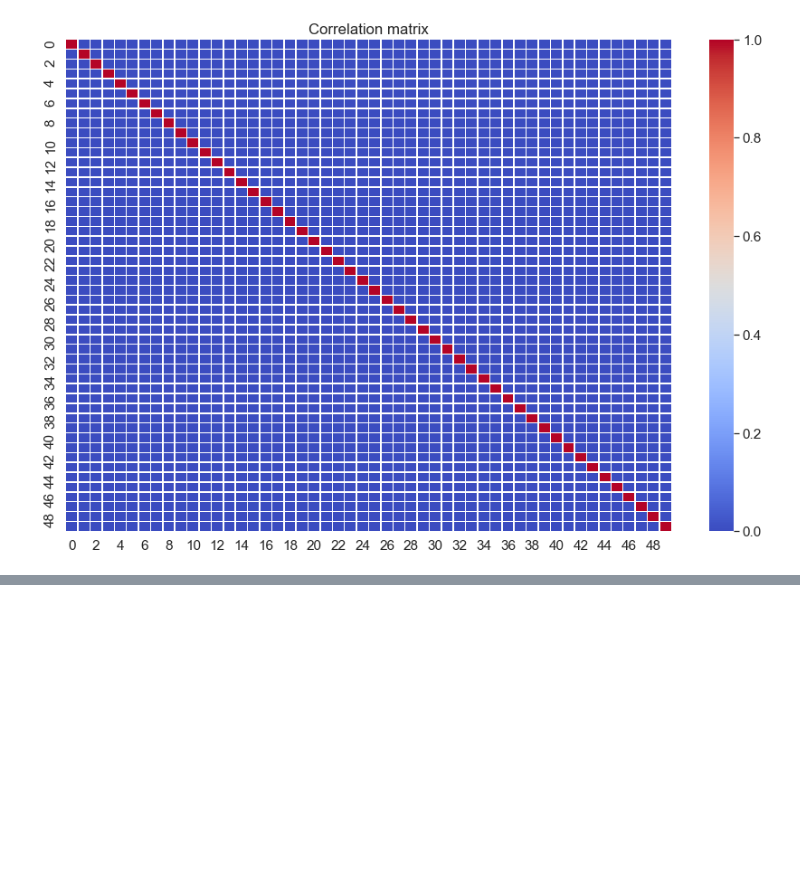
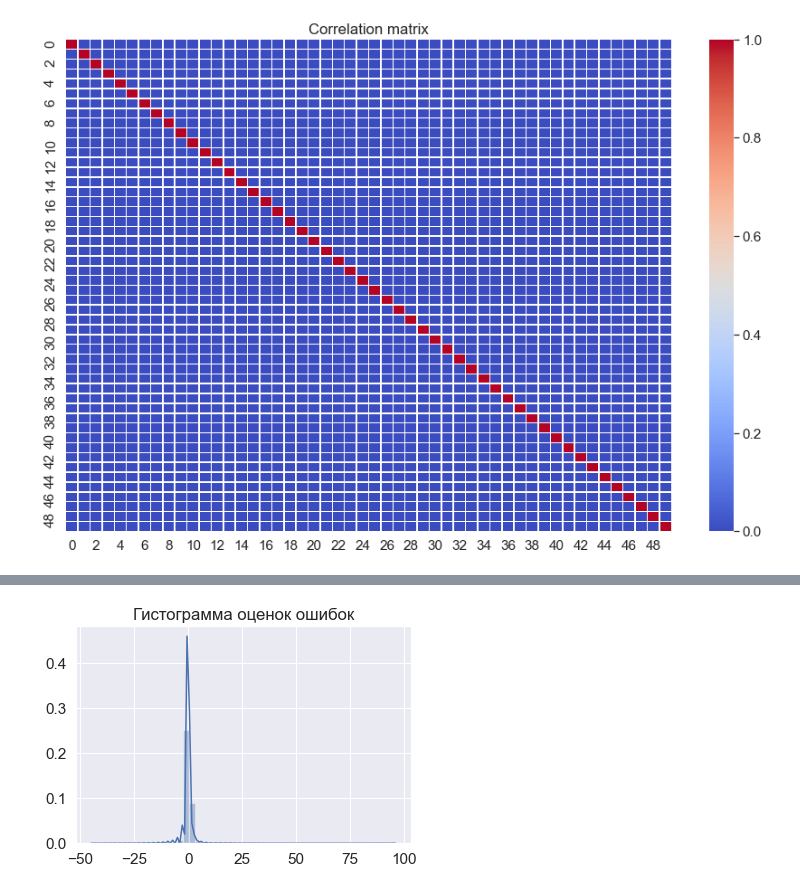
Before and after one commit to stureiko/GeekBrains, a Jupyter notebook: MatStat/Course_project/Course_project.ipynb, the cells around one changed output, grey strips where cells are left out. Saved outputs shown, nothing was run; the diff lists cells and outputs as text; code cells hidden in the pictures; blank space fills up the shorter version.

```diff
--- a/MatStat/Course_project/Course_project.ipynb
+++ b/MatStat/Course_project/Course_project.ipynb
@@ -143,0 +237,3 @@ print(n_comp, nums)
+# %%
+target = pd.DataFrame(target)
+target.head(5)
@@ -143,0 +257,5 @@ print(n_comp, nums)
+# %%
+data_pca_model = data_pca.copy()
+data_pca_model.rename(columns=lambda x: 'n'+str(x), inplace=True)
+data_pca_model['f_distress'] = target['Financial Distress']
+data_pca_model.head(3)
@@ -143,0 +268,10 @@ print(n_comp, nums)
+# %%
+dependent = 'f_distress'
+independent = list(data_pca_model.columns)[:-1]
+model_1 = Model(data_pca_model,dependent,independent)
+# %%
+plt.title(f'Гистограмма оценок ошибок')
+sns.distplot(model_1.residuals)
+plt.show()
+# %% [output]
+[figure, added]
```
Also changed, not shown: parts of 21 cells of this notebook.
